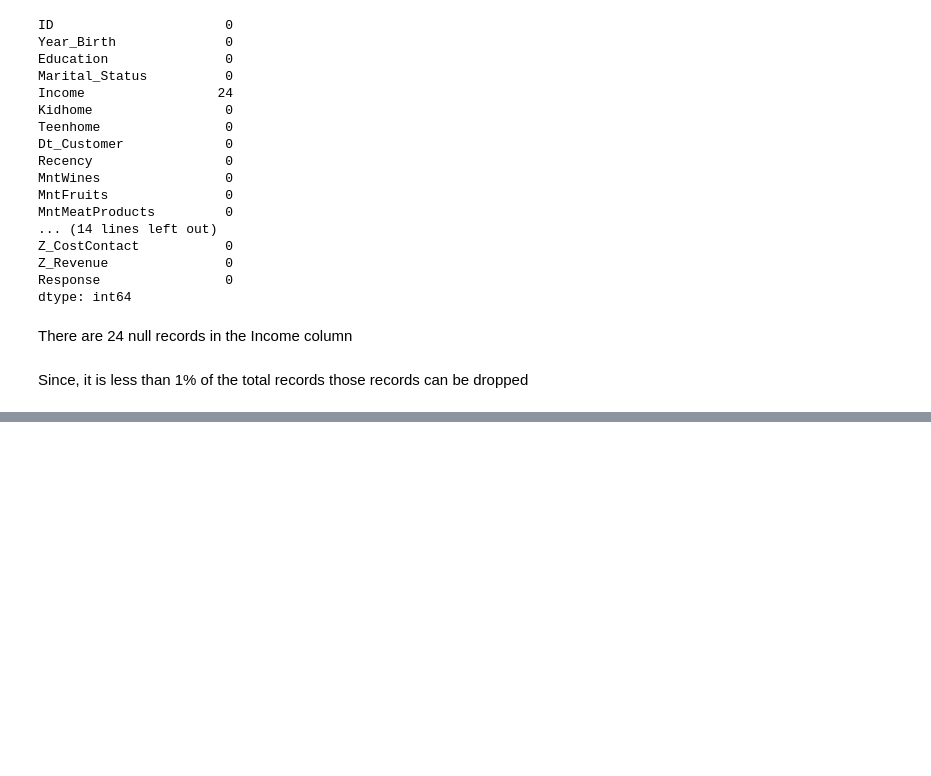
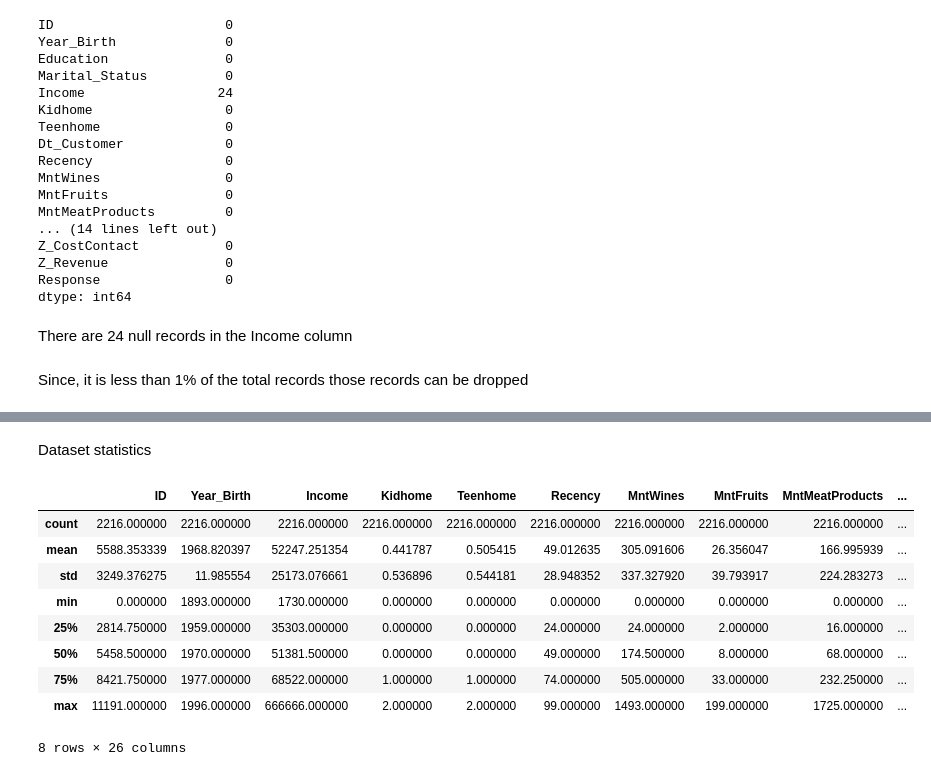
Before and after one commit to Prithvi2310/Customer-Segmentation, a Jupyter notebook: ipynb files/EDA.ipynb, the cells around one changed output, grey strips where cells are left out. Cells and saved outputs as stored; diff of their text form; code cells hidden in the pictures; blank space fills up the shorter version.

```diff
--- a/ipynb files/EDA.ipynb
+++ b/ipynb files/EDA.ipynb
@@ -95,0 +140,15 @@ categorical_features
+# %% [markdown]
+Dataset statistics
+# %%
+data.describe()
+# %% [output]
+|  | ID | Year_Birth | Income | Kidhome | Teenhome | Recency | MntWines | MntFruits | MntMeatProducts | ... |
+| count | 2216.000000 | 2216.000000 | 2216.000000 | 2216.000000 | 2216.000000 | 2216.000000 | 2216.000000 | 2216.000000 | 2216.000000 | ... |
+| mean | 5588.353339 | 1968.820397 | 52247.251354 | 0.441787 | 0.505415 | 49.012635 | 305.091606 | 26.356047 | 166.995939 | ... |
+| std | 3249.376275 | 11.985554 | 25173.076661 | 0.536896 | 0.544181 | 28.948352 | 337.327920 | 39.793917 | 224.283273 | ... |
+| min | 0.000000 | 1893.000000 | 1730.000000 | 0.000000 | 0.000000 | 0.000000 | 0.000000 | 0.000000 | 0.000000 | ... |
+| 25% | 2814.750000 | 1959.000000 | 35303.000000 | 0.000000 | 0.000000 | 24.000000 | 24.000000 | 2.000000 | 16.000000 | ... |
+| 50% | 5458.500000 | 1970.000000 | 51381.500000 | 0.000000 | 0.000000 | 49.000000 | 174.500000 | 8.000000 | 68.000000 | ... |
+| 75% | 8421.750000 | 1977.000000 | 68522.000000 | 1.000000 | 1.000000 | 74.000000 | 505.000000 | 33.000000 | 232.250000 | ... |
+| max | 11191.000000 | 1996.000000 | 666666.000000 | 2.000000 | 2.000000 | 99.000000 | 1493.000000 | 199.000000 | 1725.000000 | ... |
+8 rows × 26 columns
```
Also changed, not shown: parts of 11 cells of this notebook.
